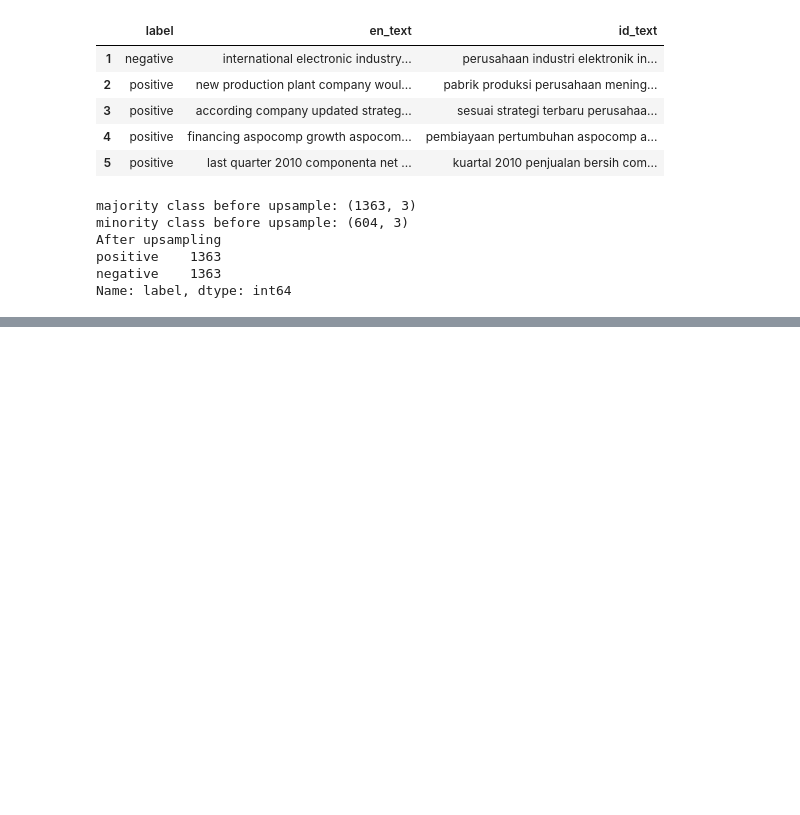
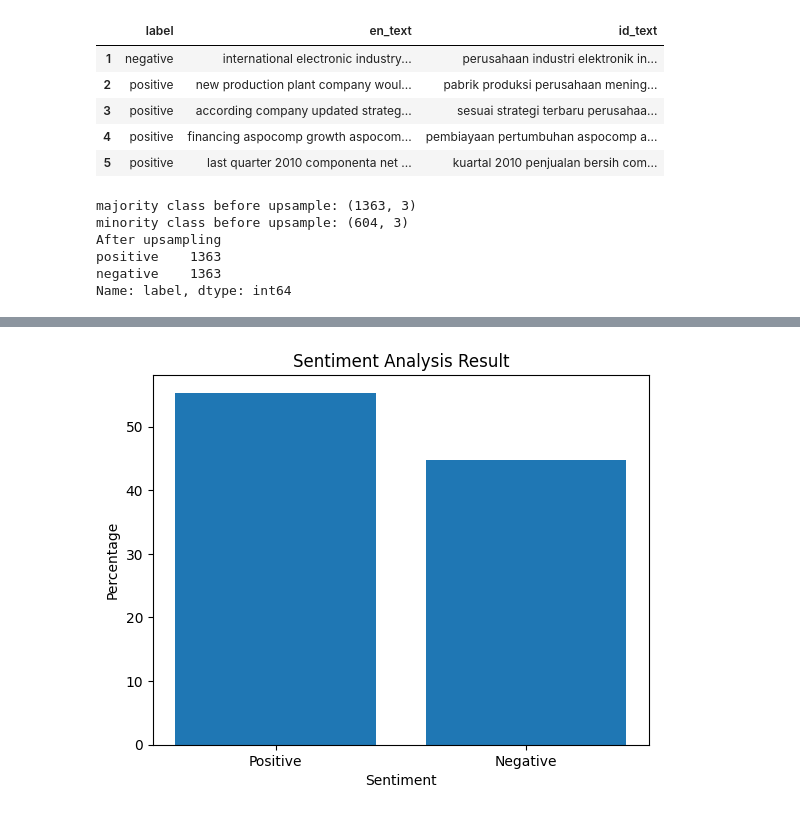
Before and after one commit to 22bayusetia/PyCuan, a Jupyter notebook: Sentiment Analysis/Sentiment_Analysis.ipynb, the cells around one changed output, grey strips where cells are left out. Saved outputs shown, nothing was run; the diff lists cells and outputs as text; code cells hidden in the pictures; blank space fills up the shorter version.

```diff
--- a/Sentiment Analysis/Sentiment_Analysis.ipynb
+++ b/Sentiment Analysis/Sentiment_Analysis.ipynb
@@ -283,0 +287,5 @@ plt.show()
+# %%
+predicted_sentiments = saved_model.predict(X_test)
+sentiments = [1 if score > 0.5 else 0 for score in predicted_sentiments]
+positive_percentage = sentiments.count(1) / len(sentiments) * 100
+negative_percentage = 100 - positive_percentage
@@ -283,0 +294,8 @@ plt.show()
+# %%
+plt.bar(['Positive', 'Negative'], [positive_percentage, negative_percentage])
+plt.xlabel('Sentiment')
+plt.ylabel('Percentage')
+plt.title('Sentiment Analysis Result')
+plt.show()
+# %% [output]
+[figure, added]
```
Also changed, not shown: parts of 14 cells of this notebook.
